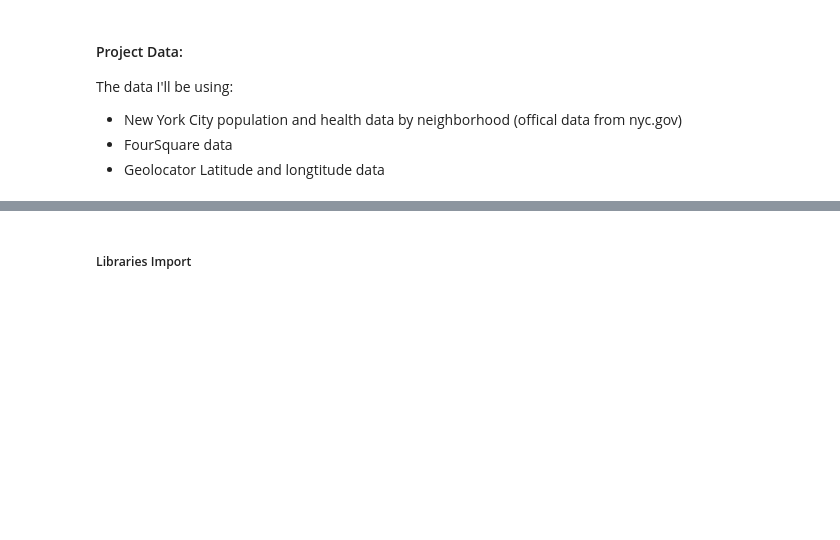
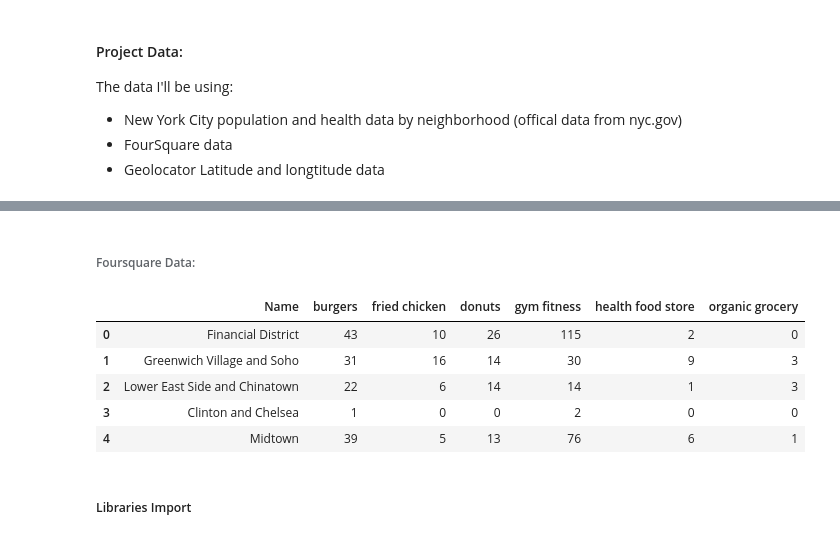
Before and after one commit to boazbendov/Coursera_Capstone_old, a Jupyter notebook: New York Next Health Food Store Location.ipynb, the cells around one changed output, grey strips where cells are left out. Drawn from its saved outputs; the diff is of its cells as text; code cells hidden in the pictures; blank space fills up the shorter version.

```diff
--- a/New York Next Health Food Store Location.ipynb
+++ b/New York Next Health Food Store Location.ipynb
@@ -18,3 +31,14 @@ The data I'll be using:
+# %% [markdown]
+###### Foursquare Data:
+# %%
+t[['Name','burgers','fried chicken','donuts','gym fitness','health food store','organic grocery']].head()
+# %% [output]
+|  | Name | burgers | fried chicken | donuts | gym fitness | health food store | organic grocery |
+| 0 | Financial District | 43 | 10 | 26 | 115 | 2 | 0 |
+| 1 | Greenwich Village and Soho | 31 | 16 | 14 | 30 | 9 | 3 |
+| 2 | Lower East Side and Chinatown | 22 | 6 | 14 | 14 | 1 | 3 |
+| 3 | Clinton and Chelsea | 1 | 0 | 0 | 2 | 0 | 0 |
+| 4 | Midtown | 39 | 5 | 13 | 76 | 6 | 1 |
 # %% [markdown]
 ##### Libraries Import
 # %%
```
Also changed, not shown: parts of 2 cells of this notebook.
